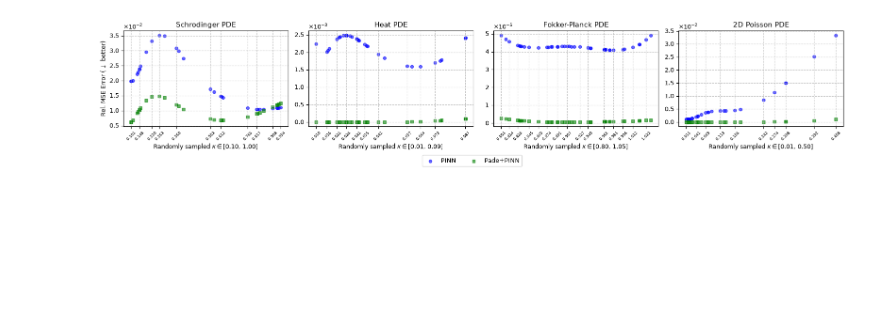
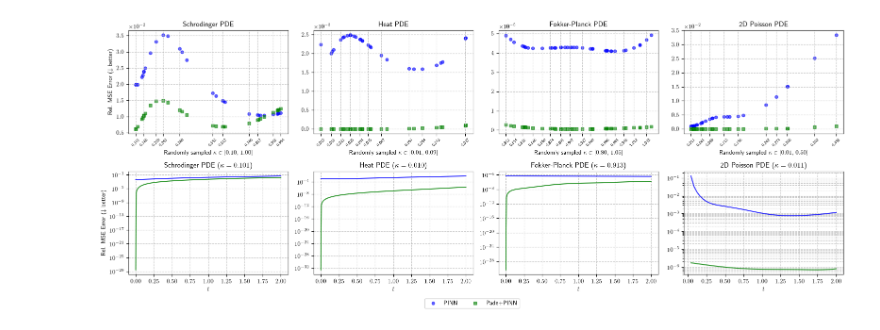
Before and after one commit to ck090/Pade-PINNs, a Jupyter notebook: get_error_across_param.ipynb, the cells around one changed output. Cells and saved outputs as stored; diff of their text form; code cells hidden in the pictures; blank space fills up the shorter version.

Commit message:
feat: error results and graphs

```diff
--- a/get_error_across_param.ipynb
+++ b/get_error_across_param.ipynb
@@ -27,10 +27,13 @@ for type_, _ in pde_configs.items():
     kappa_vals = np.array([float(k) for k in pade_pinn_metric.keys()])
 
     y_pade_pinn = np.array([err['Rel_MSE'][1] for err in pade_pinn_metric.values()])
+    y_pade_pinn_l2 = np.array([err['L2'][1] for err in pade_pinn_metric.values()])
 
     pinn_kappas = np.array([float(k) for k in pinn_metric.keys()])
     pinn_mse = np.array([v['Rel_MSE'] for v in pinn_metric.values()])
+    pinn_l2 = np.array([v['L2'] for v in pinn_metric.values()])
     y_pinn = np.array([pinn_mse[np.argmin(np.abs(pinn_kappas - kv))] for kv in kappa_vals])
+    y_pinn_l2 = np.array([pinn_l2[np.argmin(np.abs(pinn_kappas - kv))] for kv in kappa_vals])
 
     unique_kappas, unique_labels = [], []
     last_kv = -float('inf')
@@ -45,6 +48,8 @@ for type_, _ in pde_configs.items():
         'kappa_vals': kappa_vals,
         'y_pade_pinn': y_pade_pinn,
         'y_pinn': y_pinn,
+        'y_pade_pinn_l2': y_pade_pinn_l2,
+        'y_pinn_l2': y_pinn_l2,
         'unique_kappas': unique_kappas,
         'unique_labels': unique_labels,
     }
@@ -51,33 +153,40 @@ for type_, _ in pde_configs.items():
 # %%
-fig, axes = plt.subplots(1, 4, figsize=(16, 3))
+fig, axes = plt.subplots(2, 4, figsize=(16, 6))
 
 handles = None
-for ax, (type_, cfg) in zip(axes, pde_configs.items()):
+for ax, (type_, cfg) in zip(axes[0], pde_configs.items()):
     d = data[type_]
     kappa_vals = d['kappa_vals']
     y_pade_pinn, y_pinn = d['y_pade_pinn'], d['y_pinn']
 
     h1 = ax.scatter(kappa_vals, y_pinn, label="PINN", color='blue', alpha=0.6, marker='o', s=20)
     h2 = ax.scatter(kappa_vals, y_pade_pinn, label=r"Pade+PINN", color='green', alpha=0.6, marker='s', s=20)
-    # fit_pinn = np.polyfit(kappa_vals, np.log10(y_pinn), 3)
-    # l1, = ax.plot(kappa_vals, 10**(np.poly1d(fit_pinn)(kappa_vals)), color='blue', linestyle='-', linewidth=1.5)
-    # fit_pade_pinn = np.polyfit(kappa_vals, np.log10(y_pade_pinn), 3)
-    # l2, = ax.plot(kappa_vals, 10**(np.poly1d(fit_pade_pinn)(kappa_vals)), color='green', linestyle='-', linewidth=1.5)
     if handles is None:
-        # handles = [(h1, l1), (h2, l2)]
+        handles = [h1, h2]
         labels  = ["PINN", r"Pade+PINN"]
 
     ax.set_xlabel(fr'Randomly sampled ${cfg["xlabel_param"]} \in [{cfg["lb"]:.2f},\, {cfg["ub"]:.2f}]$')
     ax.set_title(cfg['title'])
     ax.ticklabel_format(axis='y', style='sci', scilimits=(0, 0), useMathText=True)
     ax.set_xticks(d['unique_kappas'])
     ax.set_xticklabels(d['unique_labels'], rotation=45, fontsize=6)
     ax.grid(True, which='both', linestyle='--', alpha=0.7)
 
-axes[0].set_ylabel(r'Rel. MSE Error ($\downarrow$ better)')
-fig.legend(labels, loc='lower center', ncol=2, fontsize=9, bbox_to_anchor=(0.5, -0.09), frameon=True)
+axes[0, 0].set_ylabel(r'Rel. MSE Error ($\downarrow$ better)')
+
+for ax, type_ in zip(axes[1], time_series_pdes):
+    td = time_data[type_]
+    ax.semilogy(td['t_plot'], td['mse_pinn'], color='blue', alpha=0.8, linewidth=1.5, label='PINN')
+    ax.semilogy(td['t_plot'], td['mse_pade_pinn'], color='green', alpha=0.8, linewidth=1.5, label='Pade+PINN')
+    ax.set_xlabel(r'$t$')
+    ax.set_title(fr'{pde_configs[type_]["title"]}  ($\kappa={td["kappa"]:.3f}$)')
+    ax.grid(True, which='both', linestyle='--', alpha=0.7)
+
+axes[1, 0].set_ylabel(r'Rel. MSE Error ($\downarrow$ better)')
+
+fig.legend(labels, loc='lower center', ncol=2, fontsize=9, bbox_to_anchor=(0.5, -0.045), frameon=True)
 plt.tight_layout()
-plt.savefig('./figs/error/padepinn_vs_pinn_error_comparison.pdf', dpi=600, bbox_inches='tight')
+plt.savefig('./figs/error/padepinn_vs_pinn_error_comparison.pdf', dpi=800, bbox_inches='tight')
 plt.show()
 # %% [output]
-[figure, old version]
+[figure, new version]
```
Also changed, not shown: parts of 2 cells of this notebook, 2 other files.
